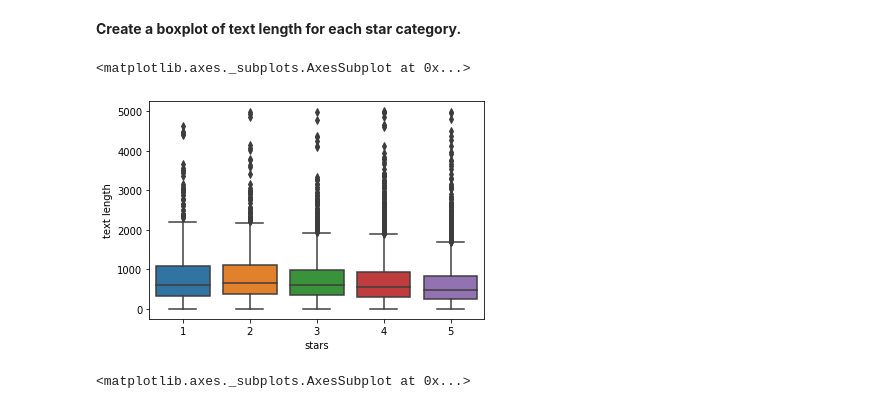
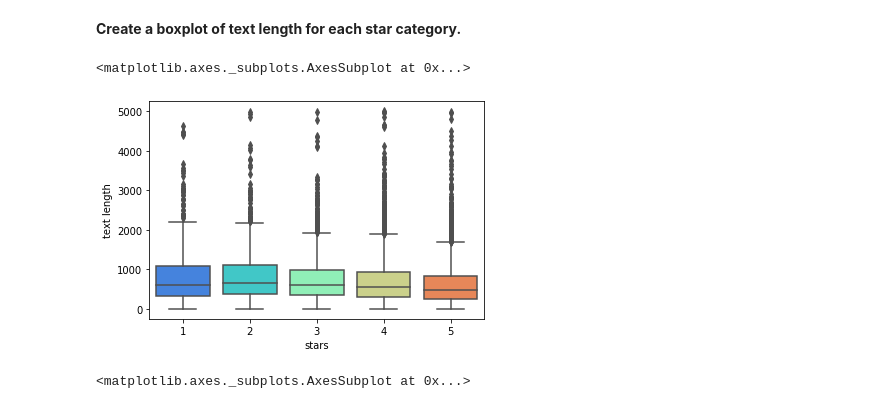
Before and after one commit to cheepong/Py_DS_ML_Bootcamp-master, a Jupyter notebook: 20-Natural-Language-Processing/02-NLP Project_attempt.ipynb, the cells around one changed output. Drawn from its saved outputs; the diff is of its cells as text; code cells hidden in the pictures.

```diff
--- a/20-Natural-Language-Processing/02-NLP Project_attempt.ipynb
+++ b/20-Natural-Language-Processing/02-NLP Project_attempt.ipynb
@@ -147,10 +147,10 @@ g = g.map(plt.hist, "text length")
 **Create a boxplot of text length for each star category.**
 # %%
 # attempt
-sns.boxplot(x = 'stars', y = 'text length', data = yelp)
+sns.boxplot(x = 'stars', y = 'text length', data = yelp, palette = 'rainbow')
 # %% [output]
 <matplotlib.axes._subplots.AxesSubplot at 0x...>
-[figure, old version]
+[figure, new version]
 # %%
 # %% [output]
 <matplotlib.axes._subplots.AxesSubplot at 0x...>
```
Also changed, not shown: parts of 24 cells of this notebook.
